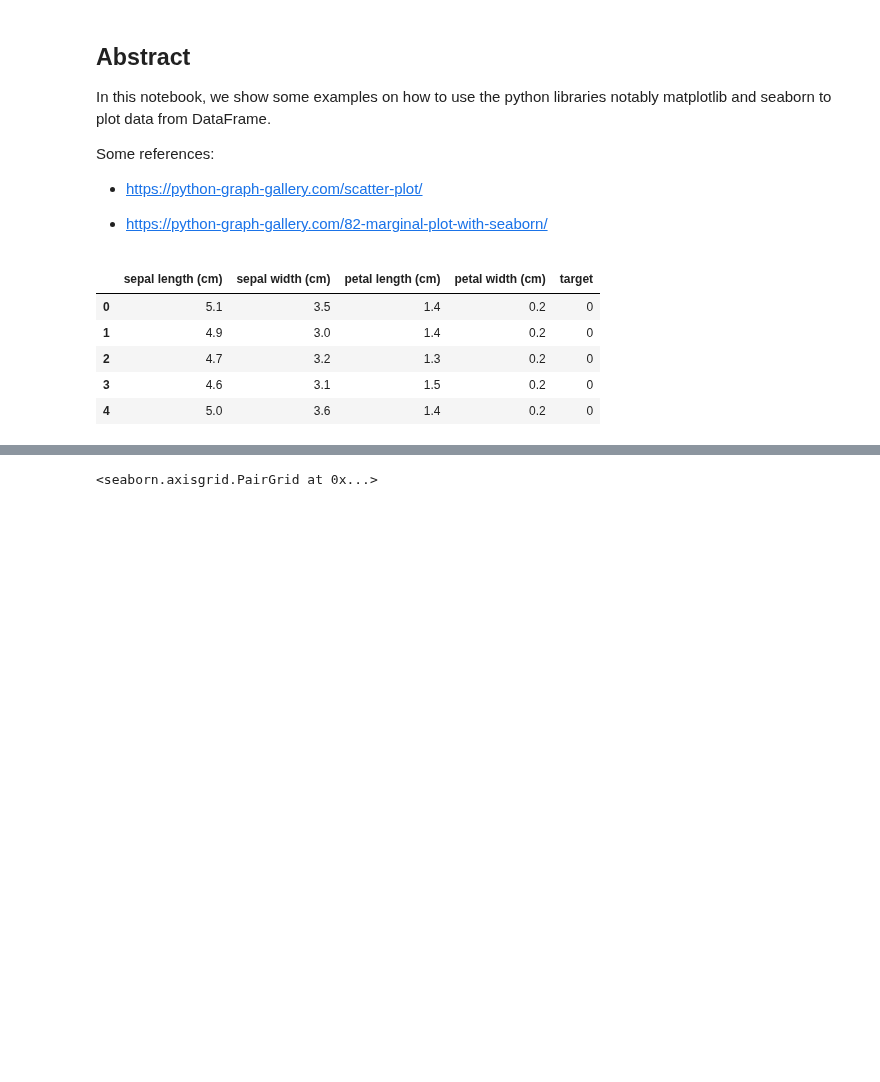
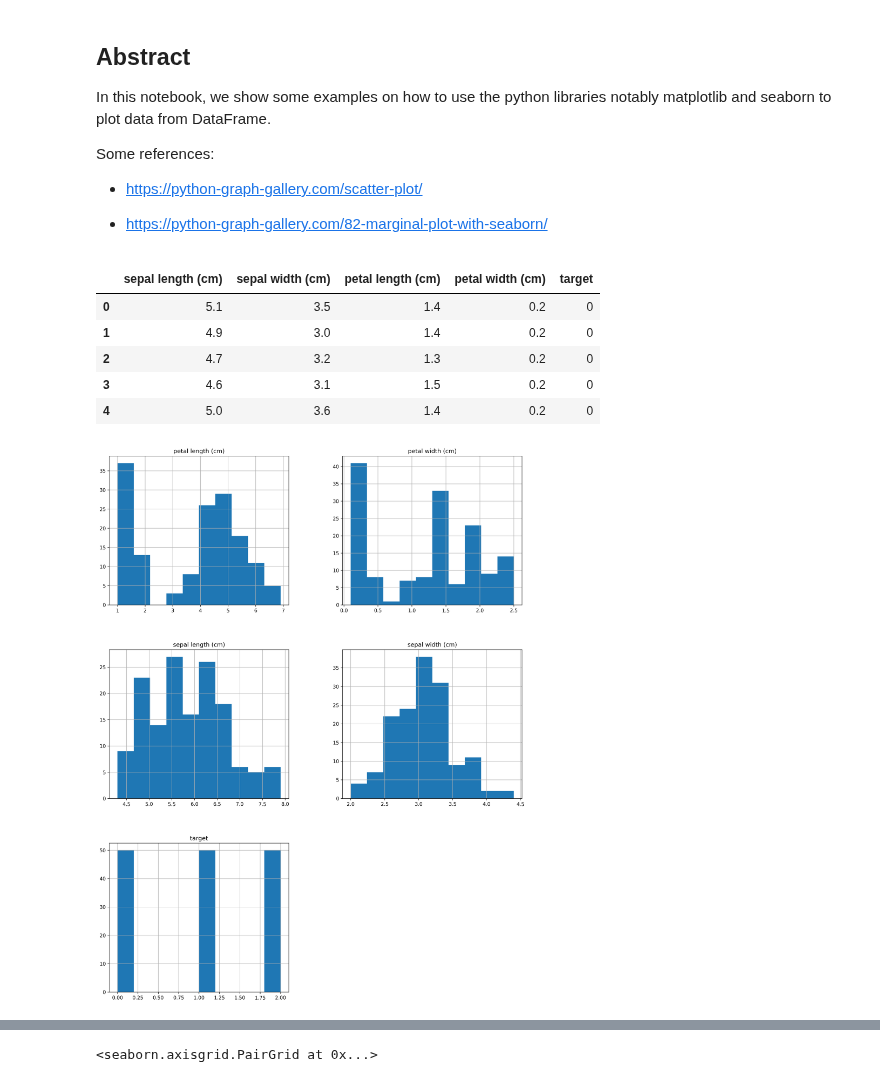
Before and after one commit to liaison/python, a Jupyter notebook: data_visualization/sample_plots.ipynb, the cells around one changed output, grey strips where cells are left out. Drawn from its saved outputs; the diff is of its cells as text; code cells hidden in the pictures; blank space fills up the shorter version.

Commit message:
add more sample plots, e.g. dataframe.hist() and sns.countplot()

```diff
--- a/data_visualization/sample_plots.ipynb
+++ b/data_visualization/sample_plots.ipynb
@@ -14,8 +14,14 @@ import numpy as np
 
 from sklearn import datasets
 
+import seaborn as sns
 import matplotlib.pyplot as plt
 %matplotlib inline
+
+from matplotlib.pylab import rcParams
+rcParams['figure.figsize'] = 15,6
+rcParams['figure.dpi'] = 300
+rcParams['savefig.dpi'] = 300
 # %%
 iris = datasets.load_iris()
 
@@ -30,3 +36,7 @@ df_iris.head()
 | 2 | 4.7 | 3.2 | 1.3 | 0.2 | 0 |
 | 3 | 4.6 | 3.1 | 1.5 | 0.2 | 0 |
 | 4 | 5.0 | 3.6 | 1.4 | 0.2 | 0 |
+# %%
+_ = df_iris.hist(figsize=(15, 20))
+# %% [output]
+[figure, added]
```
Also changed, not shown: parts of 2 cells of this notebook.
